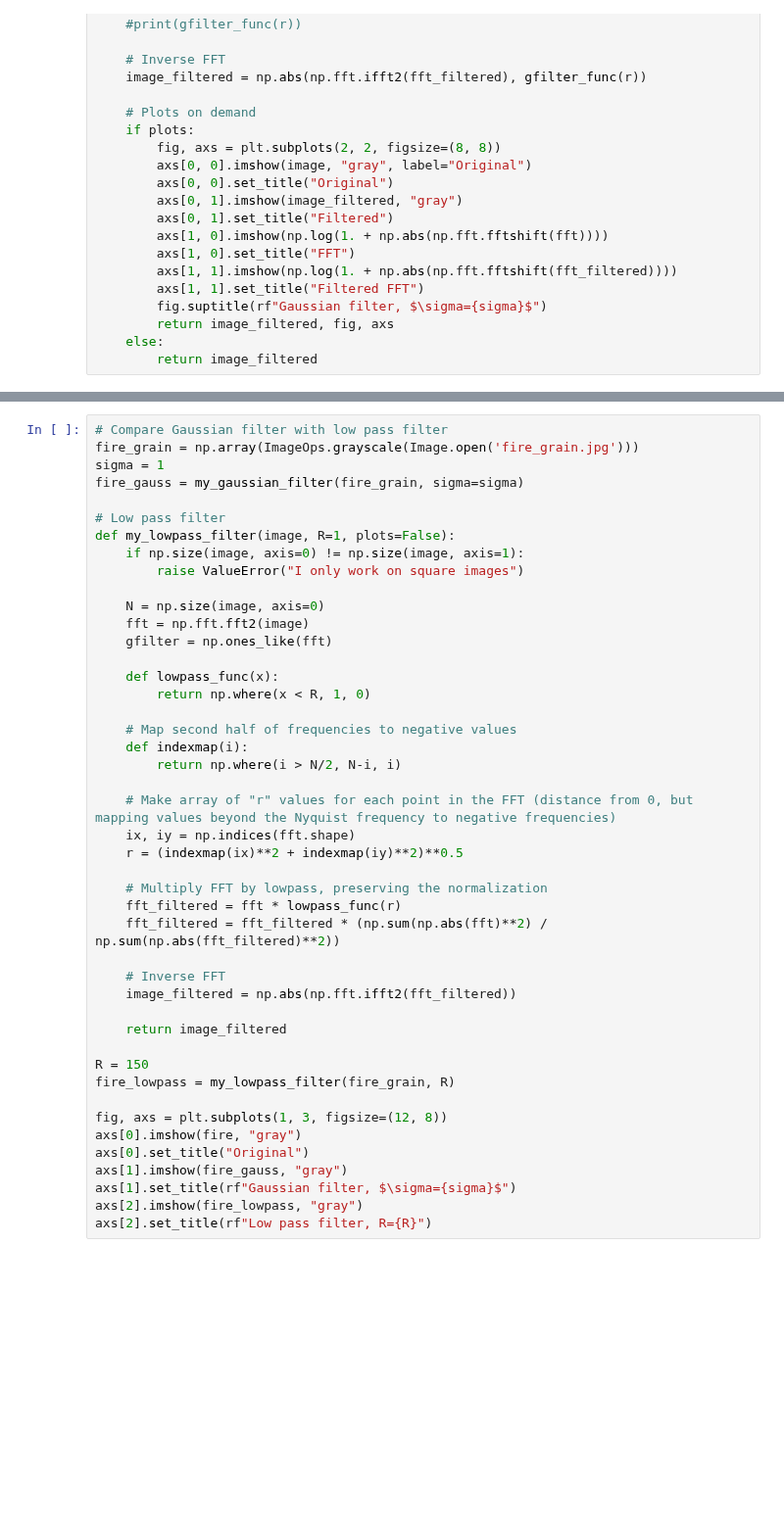
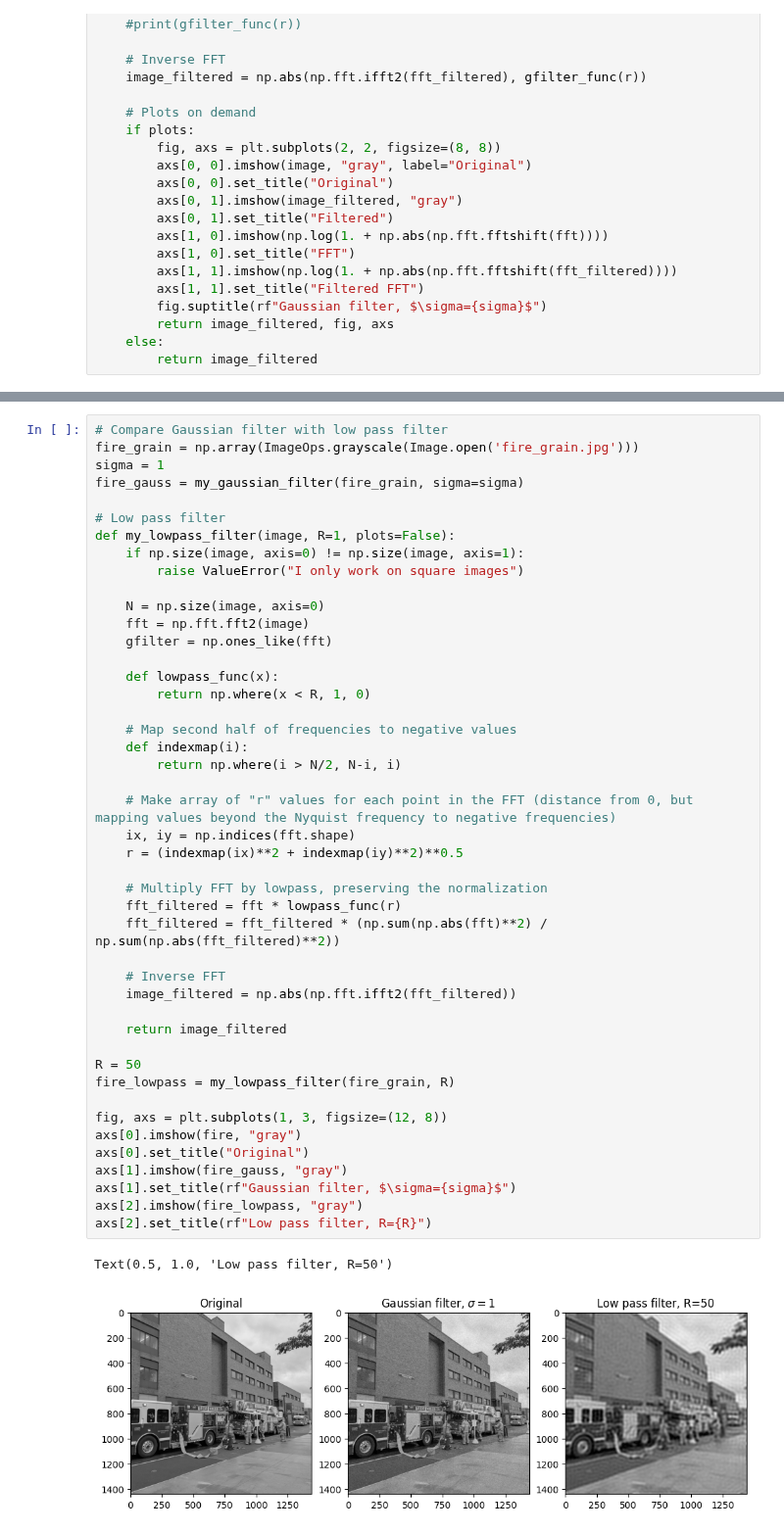
Before and after one commit to ubsuny/CompPhys, a Jupyter notebook: DataAnalysis/FFT/2Dfft.ipynb, the cells around one changed output, grey strips where cells are left out. Shown at 98% size. Saved outputs shown, nothing was run; the diff lists cells and outputs as text; blank space fills up the shorter version.

```diff
--- a/DataAnalysis/FFT/2Dfft.ipynb
+++ b/DataAnalysis/FFT/2Dfft.ipynb
@@ -186,31 +219,34 @@ def my_lowpass_filter(image, R=1, plots=False):
 
     def lowpass_func(x):
         return np.where(x < R, 1, 0)
 
     # Map second half of frequencies to negative values
     def indexmap(i):
         return np.where(i > N/2, N-i, i)
 
     # Make array of "r" values for each point in the FFT (distance from 0, but mapping values beyond the Nyquist frequency to negative frequencies)
     ix, iy = np.indices(fft.shape)
     r = (indexmap(ix)**2 + indexmap(iy)**2)**0.5
 
     # Multiply FFT by lowpass, preserving the normalization
     fft_filtered = fft * lowpass_func(r)
     fft_filtered = fft_filtered * (np.sum(np.abs(fft)**2) / np.sum(np.abs(fft_filtered)**2))
 
     # Inverse FFT
     image_filtered = np.abs(np.fft.ifft2(fft_filtered))
 
     return image_filtered
 
-R = 150
+R = 50
 fire_lowpass = my_lowpass_filter(fire_grain, R)
 
 fig, axs = plt.subplots(1, 3, figsize=(12, 8))
 axs[0].imshow(fire, "gray")
 axs[0].set_title("Original")
 axs[1].imshow(fire_gauss, "gray")
 axs[1].set_title(rf"Gaussian filter, $\sigma={sigma}$")
 axs[2].imshow(fire_lowpass, "gray")
 axs[2].set_title(rf"Low pass filter, R={R}")
+# %% [output]
+Text(0.5, 1.0, 'Low pass filter, R=50')
+[figure, added]
```
Also changed, not shown: parts of 12 cells of this notebook, 13 other files.
